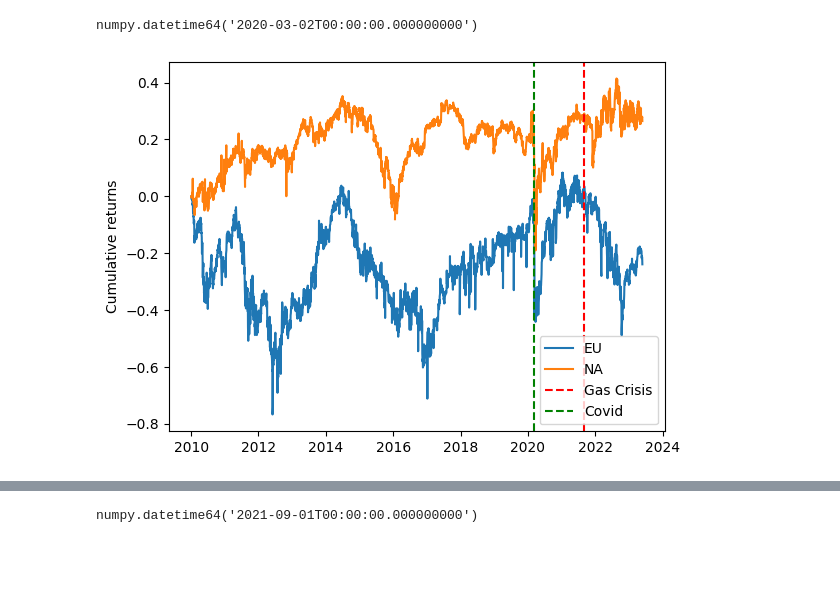
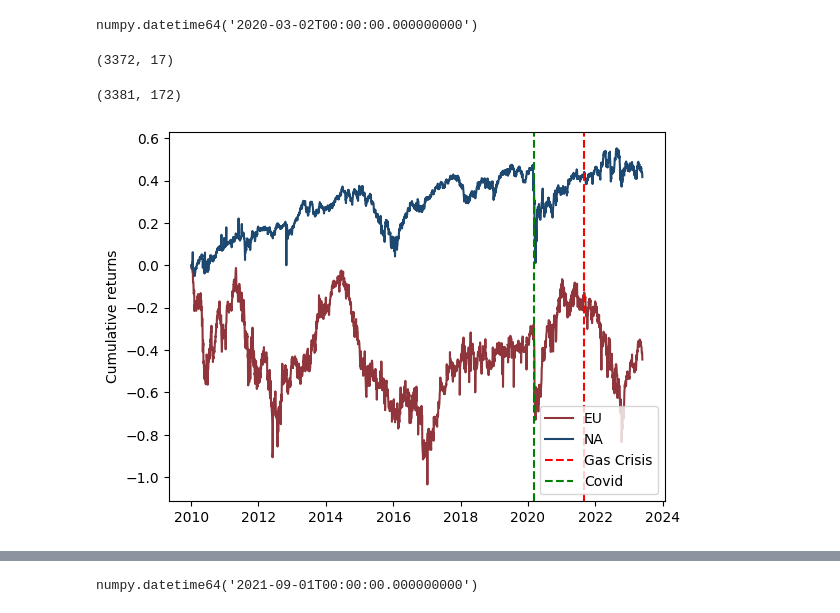
Before and after one commit to igseg/power_markets, a Jupyter notebook: companies_analysis.ipynb, the cells around one changed output, grey strips where cells are left out. Cells and saved outputs as stored; diff of their text form; code cells hidden in the pictures; blank space fills up the shorter version.

Commit message:
Latest changes, fancier plots

```diff
--- a/companies_analysis.ipynb
+++ b/companies_analysis.ipynb
@@ -396,13 +428,13 @@ for continent in ['EU', 'NA']:
             data = time_series[continent][country][company].rename(columns={'cum_returns': f'cum_returns_{company}'})
 
             if first_comp:
-                portfolio = data[['datadate', f'cum_returns_{company}']]
+                portfolio = data[ f'cum_returns_{company}']
                 first_comp = False
             else:
-                portfolio = pd.merge(portfolio, data[['datadate',f'cum_returns_{company}']],
-                            how = 'outer', left_on= 'datadate', right_on = 'datadate' )
+                portfolio = pd.merge(portfolio, data[[f'cum_returns_{company}']],
+                            how = 'outer', left_index=True, right_index=True )
 
-    portfolio = portfolio.sort_values(by = ['datadate']).set_index('datadate')
+    portfolio = portfolio.sort_index()
     portfolio['avg_cum_returns'] = np.nanmean(portfolio,axis=1)
     portfolios[continent] = portfolio
 # %%
@@ -480,19 +539,31 @@ US &  0.280571 &  0.051197 &  0.277873 \\
 portfolio.index.values[2565]
 # %% [output]
 numpy.datetime64('2020-03-02T00:00:00.000000000')
+# %%
+portfolios['EU'].shape
+# %% [output]
+(3372, 17)
+# %%
+portfolios['NA'].shape
+# %% [output]
+(3381, 172)
 # %%
+colors = ['#90353b', '#1d4971', 'green']
+
 gas_crisis   = portfolio.index.values[2945]
 covid_crisis = portfolio.index.values[2565]
 
+i = 0
 for continent in ['EU', 'NA']:
     portfolio = portfolios[continent]
-    plt.plot(portfolio.index.values, portfolio['avg_cum_returns'], label = continent)
+    plt.plot(portfolio.index.values, portfolio['avg_cum_returns'], label = continent, color = colors[i])
+    i += 1
 
 plt.axvline(x = gas_crisis, color = 'red', linestyle="--", label = 'Gas Crisis')
 plt.axvline(x = covid_crisis, color = 'green', linestyle="--", label = 'Covid')
 plt.legend()
 plt.ylabel('Cumulative returns')
 plt.savefig('Figures/eu_vs_na.pdf')
 plt.show()
 # %% [output]
-[figure, old version]
+[figure, new version]
```
Also changed, not shown: parts of 11 cells of this notebook, 2 other files.
